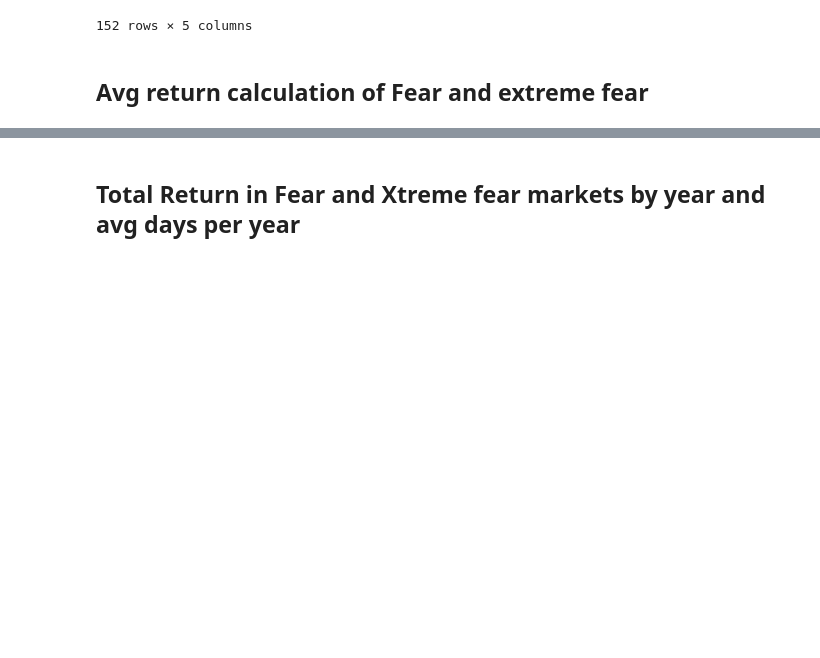
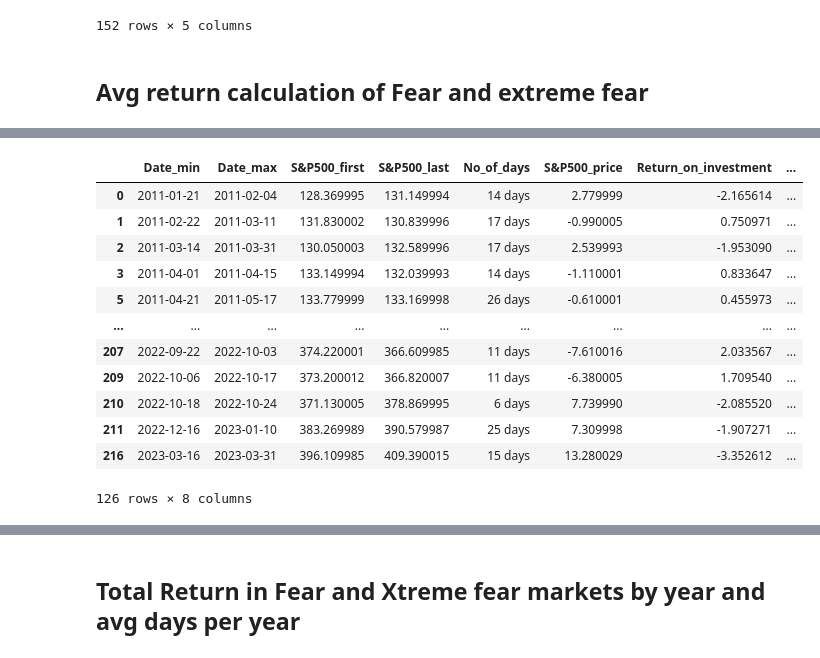
Before and after one commit to vamshi694/Trading_Bot_version_1, a Jupyter notebook: Experiment_notebooks/EDA.ipynb, the cells around one changed output, grey strips where cells are left out. Saved outputs shown, nothing was run; the diff lists cells and outputs as text; code cells hidden in the pictures; blank space fills up the shorter version.

```diff
--- a/Experiment_notebooks/EDA.ipynb
+++ b/Experiment_notebooks/EDA.ipynb
@@ -288,3 +292,19 @@ Fear_stock_price(Complete_df, ['Extreme fear','Fear'])['S&P500_price'].hist(bins
+# %%
+Fear_stock_price(Complete_df, ['Extreme fear','Fear'])
+# %% [output]
+|  | Date_min | Date_max | S&P500_first | S&P500_last | No_of_days | S&P500_price | Return_on_investment | ... |
+| 0 | 2011-01-21 | 2011-02-04 | 128.369995 | 131.149994 | 14 days | 2.779999 | -2.165614 | ... |
+| 1 | 2011-02-22 | 2011-03-11 | 131.830002 | 130.839996 | 17 days | -0.990005 | 0.750971 | ... |
+| 2 | 2011-03-14 | 2011-03-31 | 130.050003 | 132.589996 | 17 days | 2.539993 | -1.953090 | ... |
+| 3 | 2011-04-01 | 2011-04-15 | 133.149994 | 132.039993 | 14 days | -1.110001 | 0.833647 | ... |
+| 5 | 2011-04-21 | 2011-05-17 | 133.779999 | 133.169998 | 26 days | -0.610001 | 0.455973 | ... |
+| ... | ... | ... | ... | ... | ... | ... | ... | ... |
+| 207 | 2022-09-22 | 2022-10-03 | 374.220001 | 366.609985 | 11 days | -7.610016 | 2.033567 | ... |
+| 209 | 2022-10-06 | 2022-10-17 | 373.200012 | 366.820007 | 11 days | -6.380005 | 1.709540 | ... |
+| 210 | 2022-10-18 | 2022-10-24 | 371.130005 | 378.869995 | 6 days | 7.739990 | -2.085520 | ... |
+| 211 | 2022-12-16 | 2023-01-10 | 383.269989 | 390.579987 | 25 days | 7.309998 | -1.907271 | ... |
+| 216 | 2023-03-16 | 2023-03-31 | 396.109985 | 409.390015 | 15 days | 13.280029 | -3.352612 | ... |
+126 rows × 8 columns
 # %%
 Fear_stock_price(Complete_df, ['Extreme fear','Fear'])['No_of_days'].describe()
 # %% [output]
```
Also changed, not shown: parts of 7 cells of this notebook, 1 other file.
